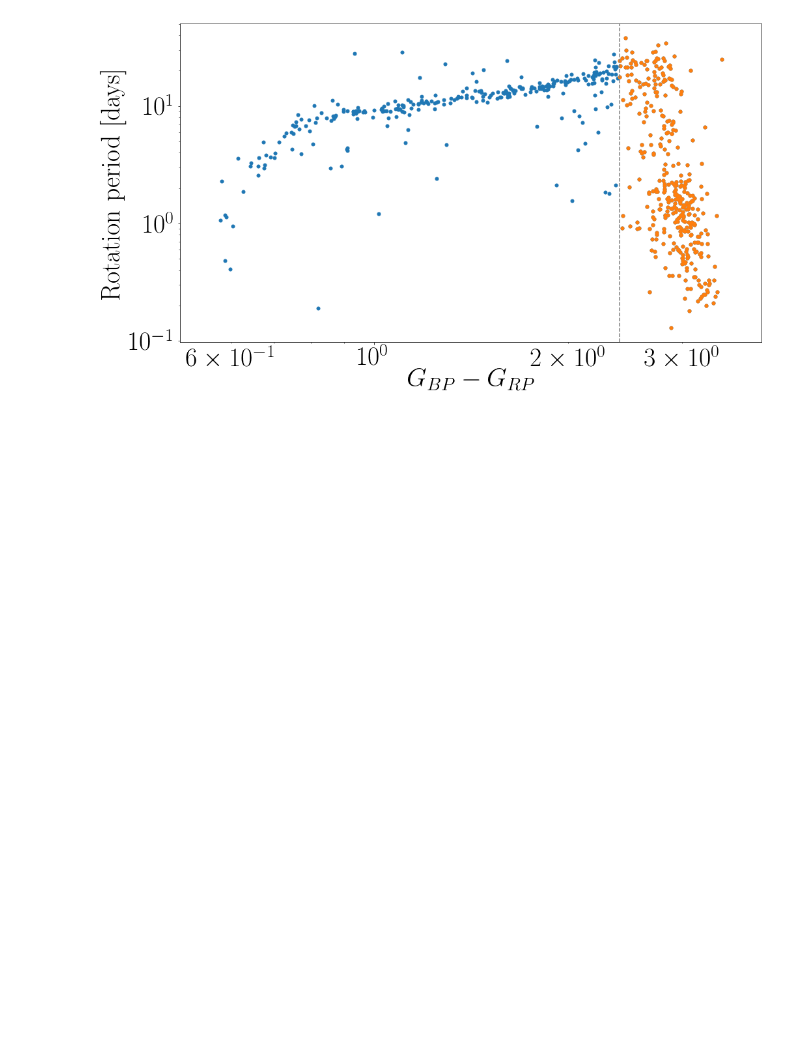
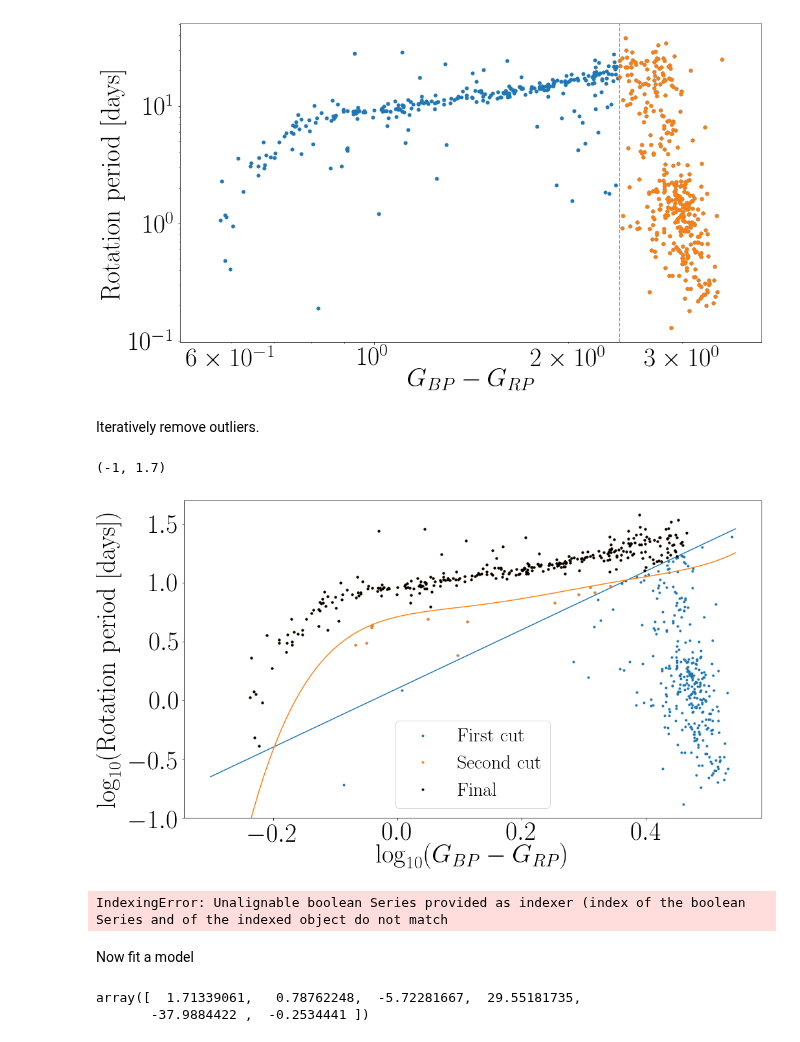
Before and after one commit to RuthAngus/stardate, a Jupyter notebook: paper/code/Praesepe.ipynb, the cells around one changed output. Drawn from its saved outputs; the diff is of its cells as text; code cells hidden in the pictures; blank space fills up the shorter version.

Commit message:
adding sigma_clipping

```diff
--- a/paper/code/Praesepe.ipynb
+++ b/paper/code/Praesepe.ipynb
@@ -107,3 +106,82 @@ plt.axvline(Mdwarf_cut, color=".5", ls="--")
 plt.savefig("../praesepe.pdf")
 # %% [output]
 [figure]
+# %% [markdown]
+Iteratively remove outliers.
+# %%
+plt.figure(figsize=(16, 9))
+plt.plot(np.log10(gaia_color), np.log10(df.period), ".", label="$\mathrm{First~cut}$")
+plt.xlabel("$\log_{10}(G_{BP} - G_{RP})$")
+plt.ylabel("$\log_{10}(\mathrm{Rotation~period~[days]})$")
+
+xs = np.linspace(np.log10(.5), np.log10(3.5), 100)
+plt.plot(xs, 2.5*xs + .1, color="tab:blue")
+
+m = 2.5*np.log10(gaia_color) + .1 < np.log10(df.period)
+plt.plot(np.log10(gaia_color[m]), np.log10(df.period[m]), ".", label="$\mathrm{Second~cut}$")
+
+A = np.vander(np.log10(gaia_color[m]), 6)
+ATA = np.dot(A.T, A)
+pr = np.linalg.solve(ATA, np.dot(A.T, np.log10(df.period[m])))
+
+plt.plot(xs, np.polyval(pr, xs-.05) - .2, color="tab:orange")
+
+mpr = np.log10(df.period[m]) > np.polyval(pr, np.log10(gaia_color[m])-.05) - .2
+plt.plot(np.log10(gaia_color[m][mpr]), np.log10(df.period[m][mpr]), "k.", label="$\mathrm{Final}$")
+
+plt.legend()
+plt.ylim(-1, 1.7)
+# %% [output]
+(-1, 1.7)
+[figure, added]
+# %%
+# plt.figure(figsize=(16, 9))
+# m_mask = gaia_color < 2.4
+# plt.plot(np.log10(gaia_color[m_mask]), np.log10(df.period[m_mask]), ".", label="$\mathrm{First~cut}$")
+# plt.xlabel("$\log_{10}(G_{BP} - G_{RP})$")
+# plt.ylabel("$\log_{10}(\mathrm{Rotation~period~[days]})$")
+
+def sigma_clip(x, y):
+    finite_mask = np.isfinite(x) * np.isfinite(y)
+    x, y = x[finite_mask], y[finite_mask]
+    new_x, new_y = x*1, y*1
+
+    for i in range(10):
+        A = np.vander(new_x, 6)
+        ATA = np.dot(A.T, A)
+        pr = np.linalg.solve(ATA, np.dot(A.T, new_y))
+        y_pred = np.polyval(pr, new_x)
+        sigma = np.std(np.abs(new_y - y_pred))
+        outlier_mask = np.abs(new_y - y_pred) < 2*sigma
+        new_x, new_y = new_x[outlier_mask], new_y[outlier_mask]
+
+    return x[outlier_mask], y[outlier_mask]
+
+x_clipped, y_clipped = sigma_clip(np.log10(gaia_color[m_mask]), np.log10(df.period[m_mask]))
+plt.plot(np.log10(gaia_color[m_mask]), np.log10(df.period[m_mask]), ".")
+plt.plot(x_clipped, y_clipped, ".")
+# %% [output]
+IndexingError: Unalignable boolean Series provided as indexer (index of the boolean Series and of the indexed object do not match
+# %% [markdown]
+Now fit a model
+# %%
+praesepe_age = 625
+sun_age, sun_prot, sun_color = np.array([4.56]), np.array([26]), np.array([.82])
+
+x = np.concatenate((np.log10(gaia_color[m][mpr]), np.log10(sun_color)))
+y = np.concatenate((np.log10(df.period[m][mpr]), np.log10(sun_prot)))
+z = np.concatenate((np.log10(np.ones_like(gaia_color[m][mpr])*praesepe_age), np.log10(sun_age)))
+
+finite_mask = np.isfinite(x) * np.isfinite(y) * np.isfinite(z)
+x, y, z = x[finite_mask], y[finite_mask], z[finite_mask]
+
+sigma = z*.1  # 10% uncertainties
+sigma[-1] = sun_age * .01 # 1% uncertainty for the Sun
+
+AT = np.vstack((np.ones(len(x)), x, x**2, x**3, x**4, z))
+ATA = np.dot(AT, AT.T)
+p = np.linalg.solve(ATA, np.dot(AT, y))
+p
+# %% [output]
+array([  1.71339061,   0.78762248,  -5.72281667,  29.55181735,
+       -37.9884422 ,  -0.2534441 ])
```
Also changed, not shown: parts of 2 cells of this notebook.
